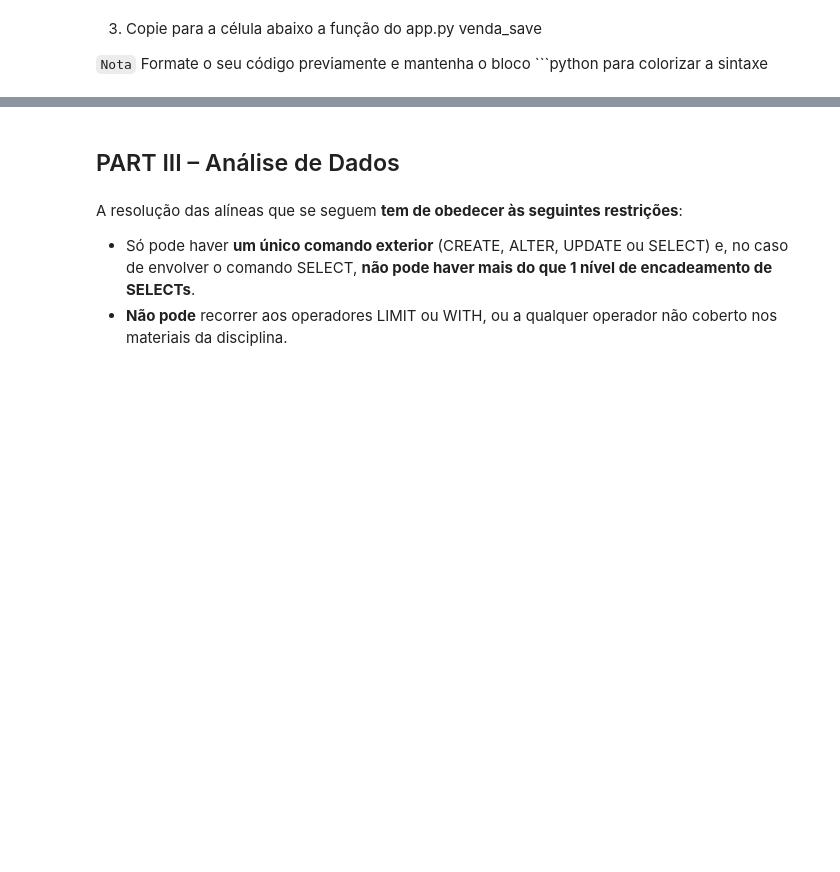
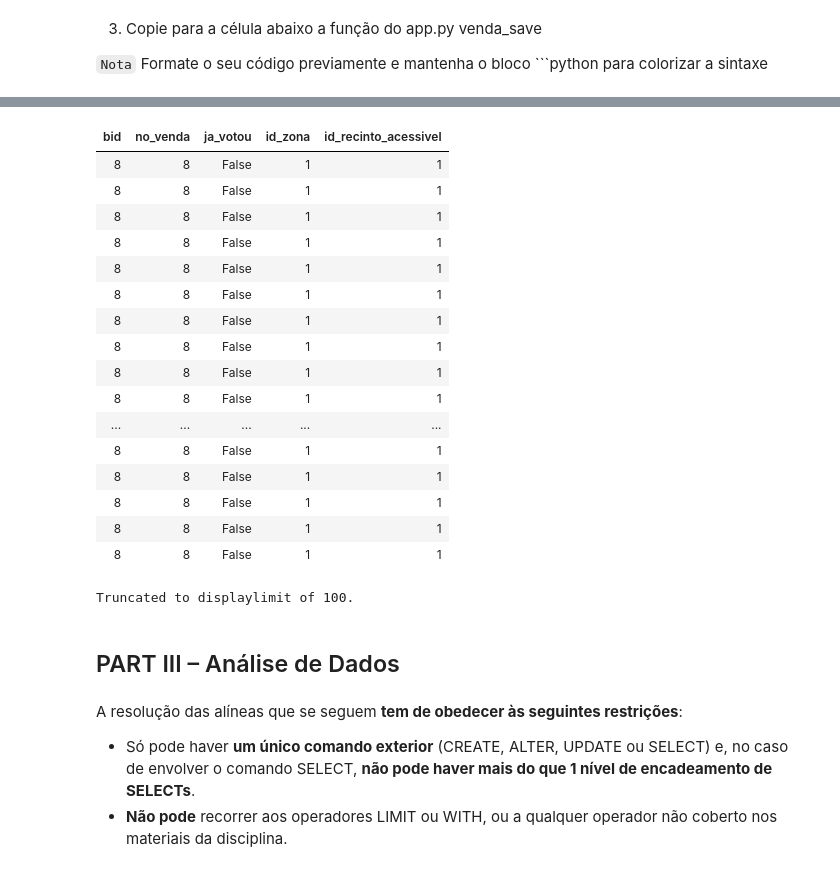
Before and after one commit to Lopes2005/bd-zoo, a Jupyter notebook: entrega-bd-02-46.ipynb, the cells around one changed output, grey strips where cells are left out. Saved outputs shown, nothing was run; the diff lists cells and outputs as text; code cells hidden in the pictures; blank space fills up the shorter version.

````diff
--- a/entrega-bd-02-46.ipynb
+++ b/entrega-bd-02-46.ipynb
@@ -2388,4 +2350,51 @@ def venda_save():
 ```
+# %%
+%%sql zoo
+--Query auxiliar para ajudar a ver bilhetes e acessos  !!!NÂO FAZ PARTE DO PROJETO!!!
+--Ajuda a testar endpoint 2
+WITH amostra_bilhetes AS (
+    -- Vai buscar 3 bilhetes que JÁ votaram
+    SELECT bid FROM bilhete -- WHERE votou = TRUE LIMIT 3
+)
+SELECT
+    b.bid,
+    b.no_venda,
+    b.votou AS ja_votou,
+    z.id_zona,
+    r.id_recinto AS id_recinto_acessivel
+FROM
+    amostra_bilhetes ab
+JOIN
+    bilhete b ON b.bid = 8 --AND b.bid > 30
+JOIN
+    acesso a ON b.bid = a.bid
+JOIN
+    zona z ON a.id_zona = z.id_zona
+JOIN
+    recinto r ON z.id_zona = r.id_zona
+ORDER BY
+    b.votou,
+    b.bid, r.id_recinto
+LIMIT 100;
+# %% [output]
+| bid | no_venda | ja_votou | id_zona | id_recinto_acessivel |
+| 8 | 8 | False | 1 | 1 |
+| 8 | 8 | False | 1 | 1 |
+| 8 | 8 | False | 1 | 1 |
+| 8 | 8 | False | 1 | 1 |
+| 8 | 8 | False | 1 | 1 |
+| 8 | 8 | False | 1 | 1 |
+| 8 | 8 | False | 1 | 1 |
+| 8 | 8 | False | 1 | 1 |
+| 8 | 8 | False | 1 | 1 |
+| 8 | 8 | False | 1 | 1 |
+| ... | ... | ... | ... | ... |
+| 8 | 8 | False | 1 | 1 |
+| 8 | 8 | False | 1 | 1 |
+| 8 | 8 | False | 1 | 1 |
+| 8 | 8 | False | 1 | 1 |
+| 8 | 8 | False | 1 | 1 |
+Truncated to displaylimit of 100.
 # %% [markdown]
 ## PART III – Análise de Dados
 # %% [markdown]
````
Also changed, not shown: parts of 23 cells of this notebook, 2 other files.
